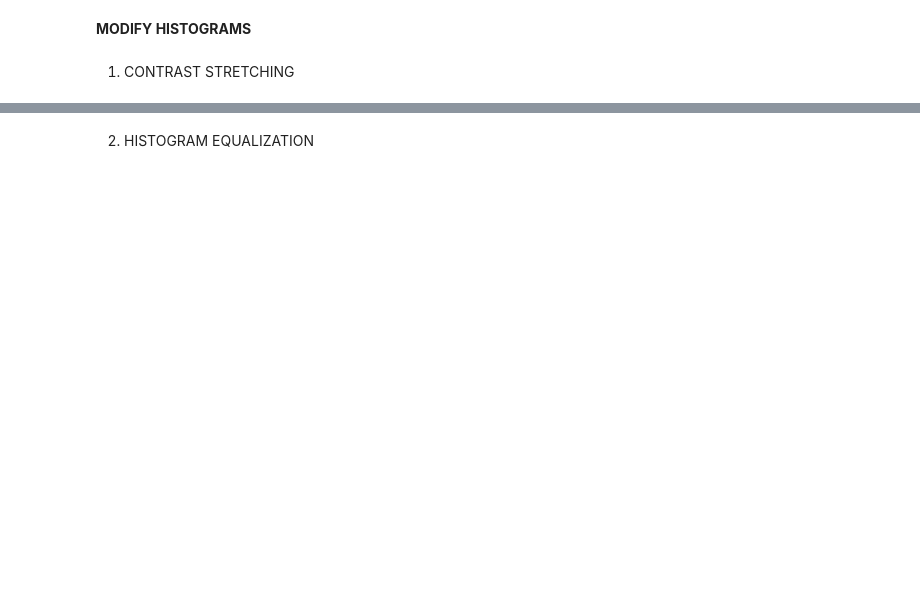
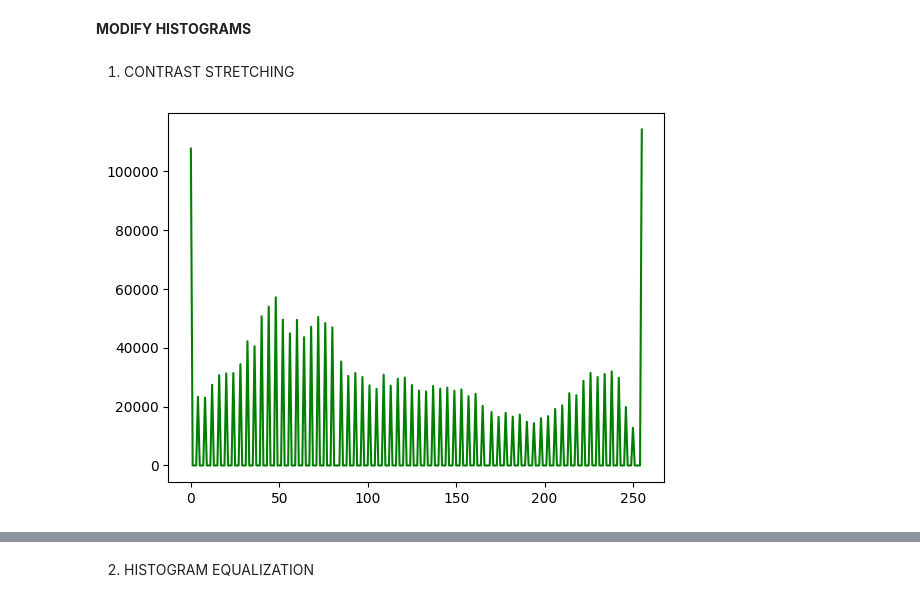
Before and after one commit to MahmoudMoamen/PixellariesComputerVision, a Jupyter notebook: Assignment1/Assignment1_src.ipynb, the cells around one changed output, grey strips where cells are left out. Saved outputs shown, nothing was run; the diff lists cells and outputs as text; code cells hidden in the pictures; blank space fills up the shorter version.

```diff
--- a/Assignment1/Assignment1_src.ipynb
+++ b/Assignment1/Assignment1_src.ipynb
@@ -119,0 +213,81 @@ print("Contrast: ",print_contrast)
+# %%
+from PIL import Image
+import numpy as np
+import matplotlib.pyplot as plt
+
+
+im= Image.open("Images/Image1.png").convert("L")
+im2= Image.open("Images/Image2.png").convert("L")
+im3= Image.open("Images/Image3.png").convert("L")
+imtest= Image.open("Images/Image4.png").convert("L")
+
+
+
+pixel_intensity = [0]*256
+cumulative_intensity = [0]*256
+
+
+#plot the histogram
+for pixel in imtest.getdata():
+
+    intensity = pixel
+
+
+    pixel_intensity[intensity] += 1
+
+#plt.plot(range(256), pixel_intensity, color='blue')
+#plt.show()
+
+
+cumulative_sum = 0
+for i in range(256):
+    cumulative_sum += pixel_intensity[i]
+    cumulative_intensity[i] = cumulative_sum
+
+
+
+
+#plt.plot(range(256), cumulative_intensity, color='red')
+#plt.show()
+
+
+
+    # Open the image
+
+im1_array = np.array(im)
+im2_array = np.array(im2)
+im3_array = np.array(im3)
+imtest_array = np.array(imtest)
+def ContrastStretching(im_array, a, b, c, d):
+    for i in range(im_array.shape[0]):
+        for j in range(im_array.shape[1]):
+            if im_array[i][j] > d:
+                im_array[i][j] = b
+            elif im_array[i][j] < c:
+                im_array[i][j] = a
+            else:
+                im_array[i][j] = (im_array[i][j] - c)*(b-a)/(d-c) + a
+    #convert imtest_array to image
+    imtest2 = Image.fromarray(imtest_array)
+    pixel_intensity = [0]*256
+    for pixel in imtest2.getdata():
+
+        intensity = pixel
+
+
+        pixel_intensity[intensity] += 1
+    cumulative_intensity = [0]*256
+    cumulative_sum = 0
+    for i in range(256):
+        cumulative_sum += pixel_intensity[i]
+        cumulative_intensity[i] = cumulative_sum
+    plt.plot(range(256), pixel_intensity, color='green')
+    plt.show()
+    plt.plot(range(256), cumulative_intensity, color='black')
+    plt.show()
+    return imtest2
+
+plt.figure()
+plt.imshow(ContrastStretching(imtest_array, 0, 255, 88, 151), cmap='gray')
+# %% [output]
+[figure, added]
```
Also changed, not shown: parts of 14 cells of this notebook.
